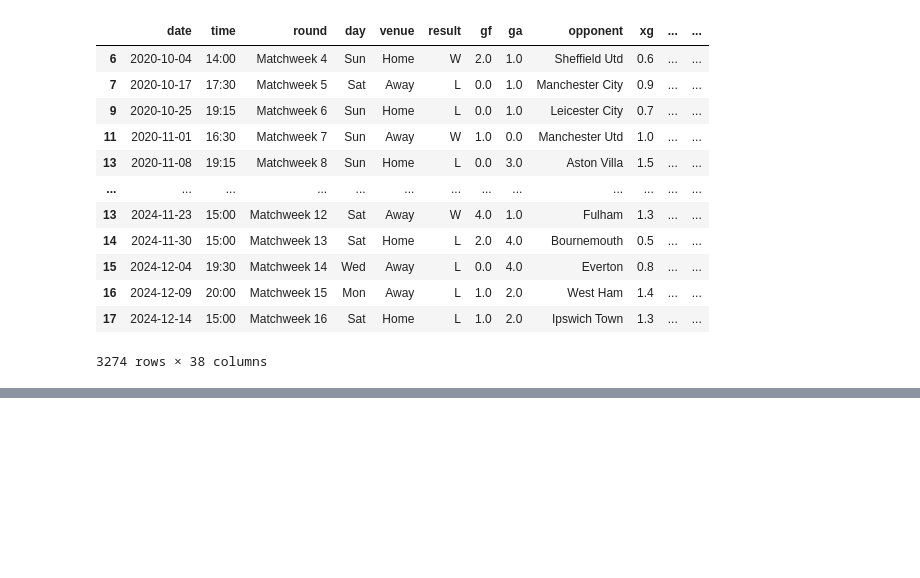
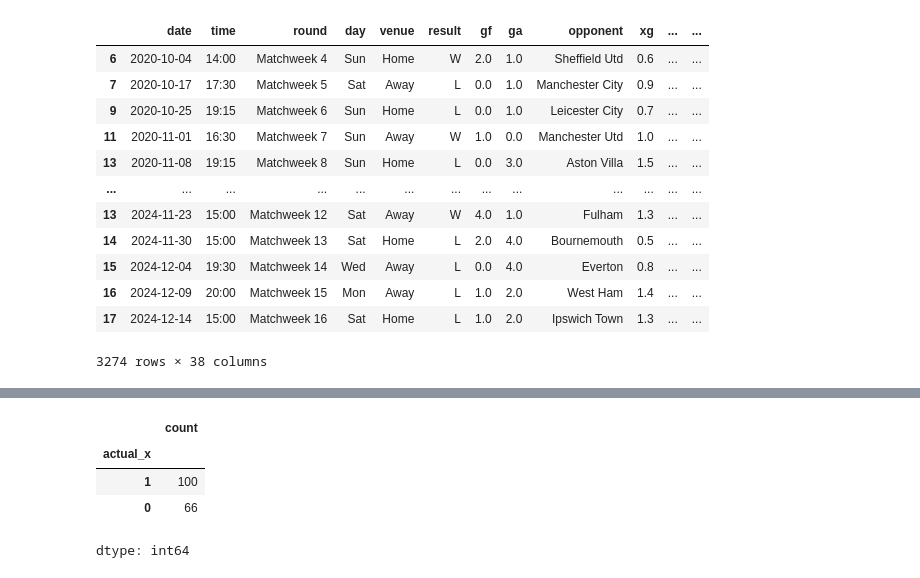
Before and after one commit to muhammadadeel22/Premier-League-Football-Prediction, a Jupyter notebook: EPL_Prediction.ipynb, the cells around one changed output, grey strips where cells are left out. Drawn from its saved outputs; the diff is of its cells as text; code cells hidden in the pictures; blank space fills up the shorter version.

```diff
--- a/EPL_Prediction.ipynb
+++ b/EPL_Prediction.ipynb
@@ -257,0 +315,8 @@ matches_rolling.index = range(matches_rolling.shape[0])
+# %%
+merged[(merged["predicted_x"] == 1) & (merged["predicted_y"] ==0)]["actual_x"].value_counts()
+# %% [output]
+|  | count |
+| actual_x |  |
+| 1 | 100 |
+| 0 | 66 |
+dtype: int64
```
Also changed, not shown: parts of 9 cells of this notebook.
